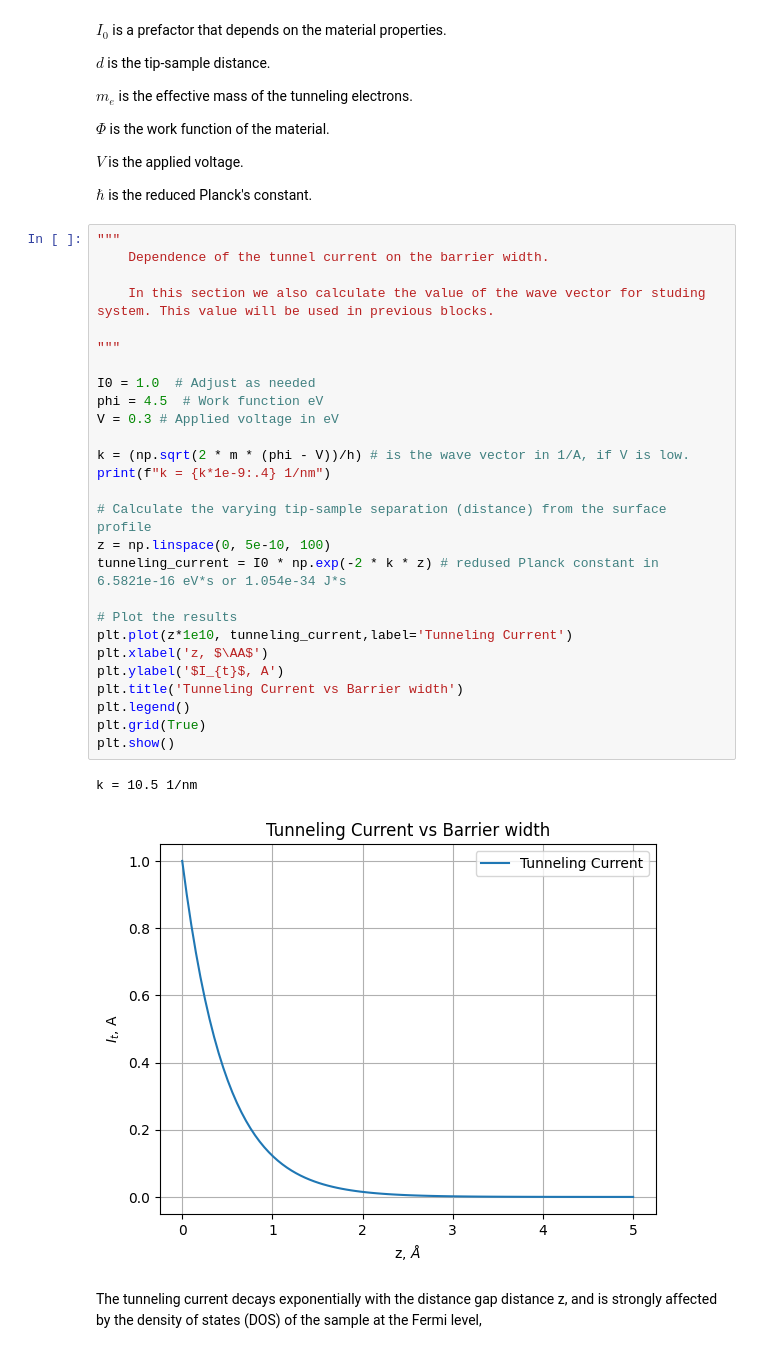
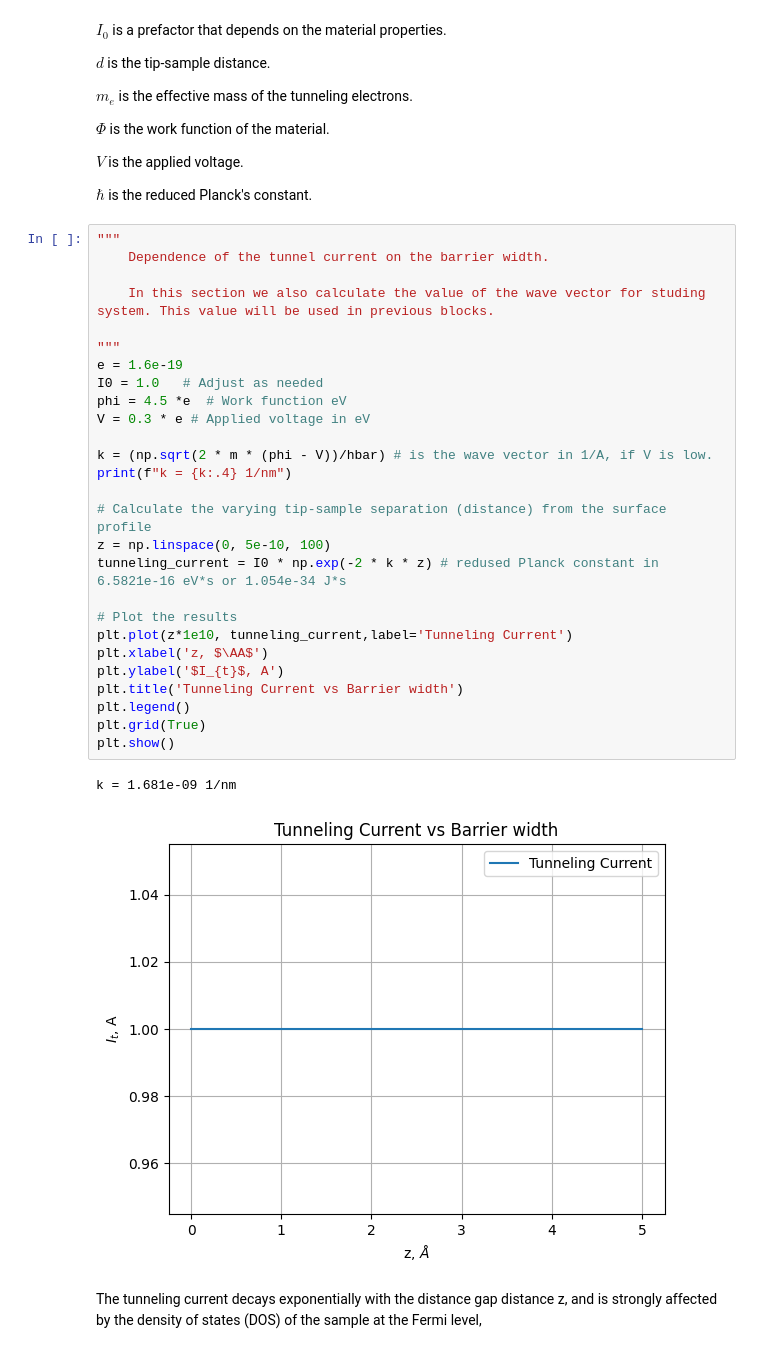
Before and after one commit to MariyaSV78/notebook_STM, a Jupyter notebook: STM/STM.ipynb, the cells around one changed output. Cells and saved outputs as stored; diff of their text form.

```diff
--- a/STM/STM.ipynb
+++ b/STM/STM.ipynb
@@ -539,33 +619,33 @@ $\hbar$  is the reduced Planck's constant.
 # %%
 """
     Dependence of the tunnel current on the barrier width.
 
     In this section we also calculate the value of the wave vector for studing system. This value will be used in previous blocks.
 
 """
+e = 1.6e-19
+I0 = 1.0   # Adjust as needed
+phi = 4.5 *e  # Work function eV
+V = 0.3 * e # Applied voltage in eV
 
-I0 = 1.0  # Adjust as needed
-phi = 4.5  # Work function eV
-V = 0.3 # Applied voltage in eV
-
-k = (np.sqrt(2 * m * (phi - V))/h) # is the wave vector in 1/A, if V is low.
-print(f"k = {k*1e-9:.4} 1/nm")
+k = (np.sqrt(2 * m * (phi - V))/hbar) # is the wave vector in 1/A, if V is low.
+print(f"k = {k:.4} 1/nm")
 
 # Calculate the varying tip-sample separation (distance) from the surface profile
 z = np.linspace(0, 5e-10, 100)
 tunneling_current = I0 * np.exp(-2 * k * z) # redused Planck constant in 6.5821e-16 eV*s or 1.054e-34 J*s
 
 # Plot the results
 plt.plot(z*1e10, tunneling_current,label='Tunneling Current')
 plt.xlabel('z, $\AA$')
 plt.ylabel('$I_{t}$, A')
 plt.title('Tunneling Current vs Barrier width')
 plt.legend()
 plt.grid(True)
 plt.show()
 # %% [output]
-k = 10.5 1/nm
+k = 1.681e-09 1/nm
-[figure, old version]
+[figure, new version]
 # %% [markdown]
 The tunneling current decays exponentially with the distance gap distance z, and
 is strongly affected by the density of states (DOS) of the sample at the Fermi level,
```
Also changed, not shown: parts of 12 cells of this notebook.
